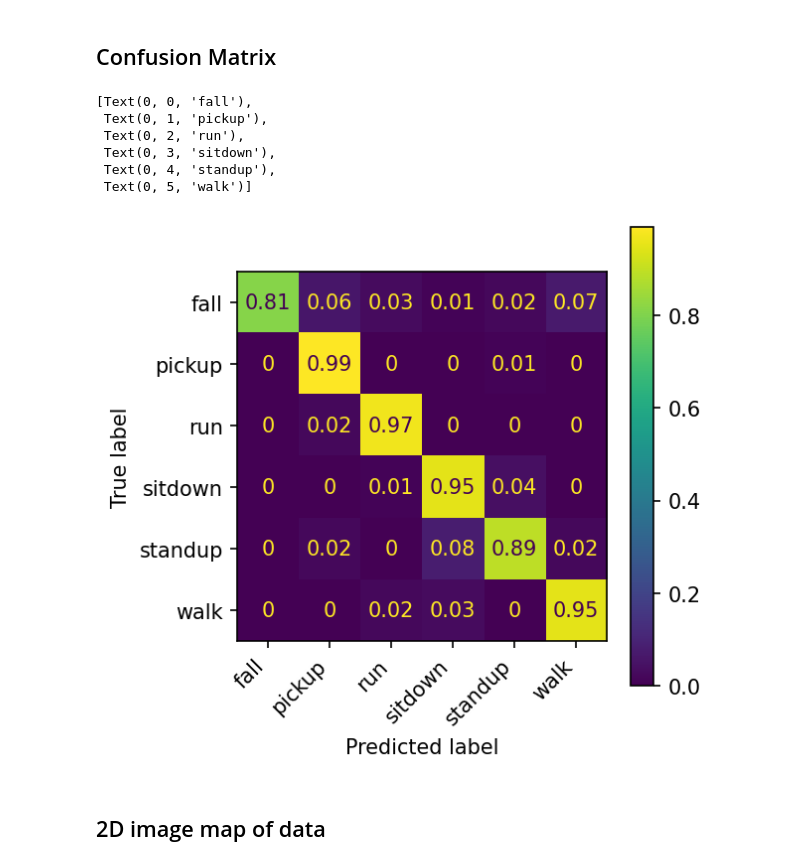
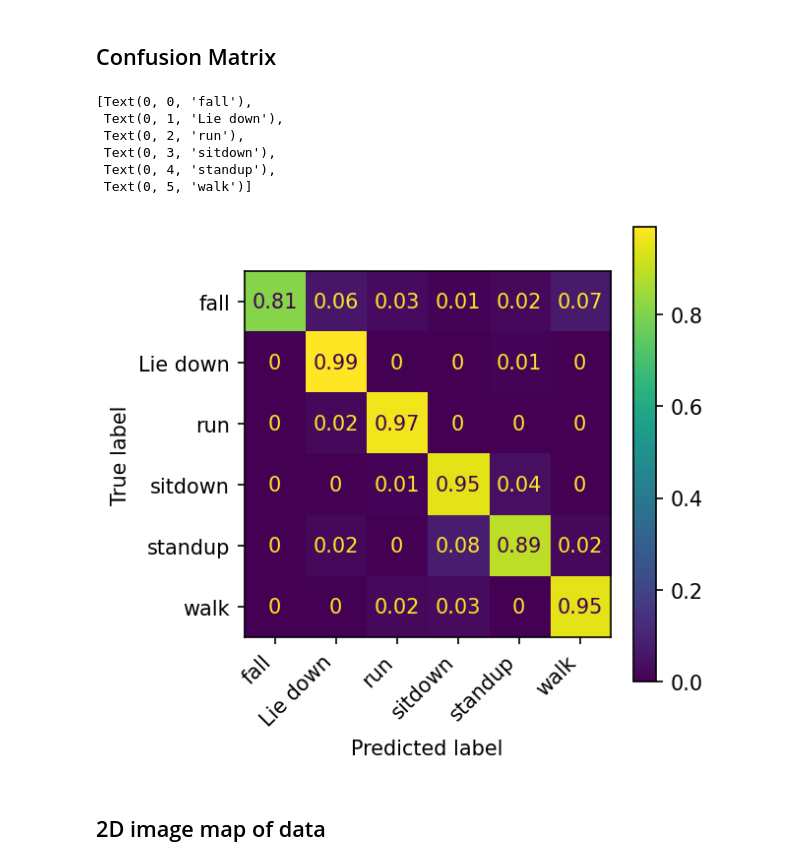
Before and after one commit to byungjunkim12/24-RT_adv_HAR, a Jupyter notebook: testTarget.ipynb, the cells around one changed output. Saved outputs shown, nothing was run; the diff lists cells and outputs as text; code cells hidden in the pictures.

```diff
--- a/testTarget.ipynb
+++ b/testTarget.ipynb
@@ -42,7 +42,7 @@ f = open(jsonFileName)
 inputJson = json.load(f)
 dataPathBase = inputJson['dataPathBase']
 dataType = inputJson['dataType']
-cudaID = 1
+cudaID = 5
 f.close()
 
 print("Datatype:", dataType)
@@ -263,25 +258,32 @@ torch.Size([2, 1465, 45000])
 # %%
 noiseAmpRatio = 0.0
 pred, target = getPreds(tsLoader, HARNet, noiseAmpRatio=noiseAmpRatio)
 cm = confusion_matrix(target,pred,normalize ='true')
 for i in range(len(activities)):
     for j in range(len(activities)):
         cm[i, j] = round(cm[i, j], 2)
 
+activities[0] = 'Fall'
+activities[1] = 'Lie down'
+activities[2] = 'Run'
+activities[3] = 'Sit down'
+activities[4] = 'Stand up'
+activities[5] = 'Walk'
+
 disp = ConfusionMatrixDisplay(confusion_matrix=cm)
 fig, ax = plt.subplots(figsize=(4,4), dpi =150)
 disp.plot(ax=ax)
 
 ax.set_xticklabels(activities, rotation=45, ha='right')
 ax.set_yticklabels(activities)
 # %% [output]
 [Text(0, 0, 'fall'),
- Text(0, 1, 'pickup'),
+ Text(0, 1, 'Lie down'),
  Text(0, 2, 'run'),
  Text(0, 3, 'sitdown'),
  Text(0, 4, 'standup'),
  Text(0, 5, 'walk')]
-[figure, old version]
+[figure, new version]
 # %% [markdown]
 ## 2D image map of data
 # %%
```
Also changed, not shown: parts of 2 cells of this notebook, 9 other files.
